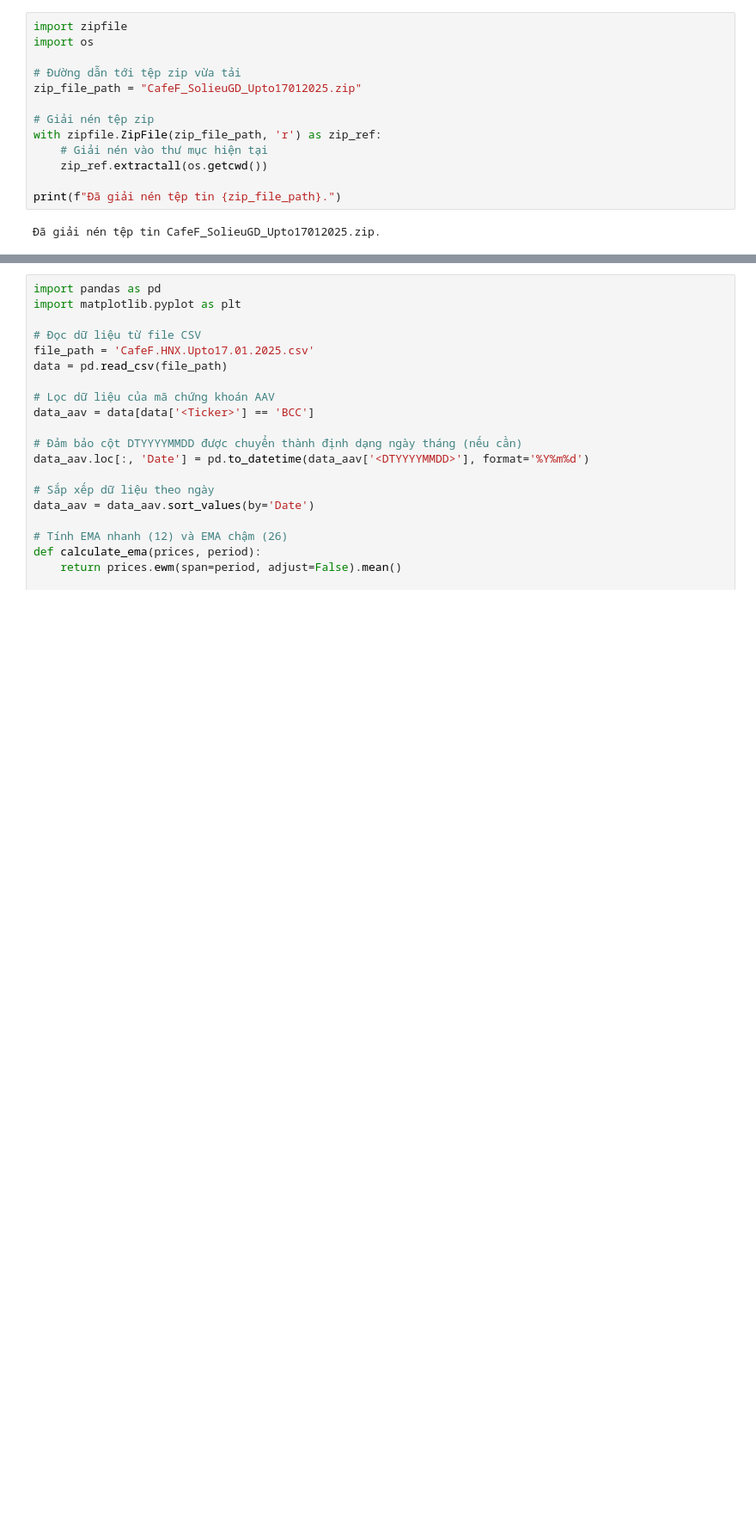
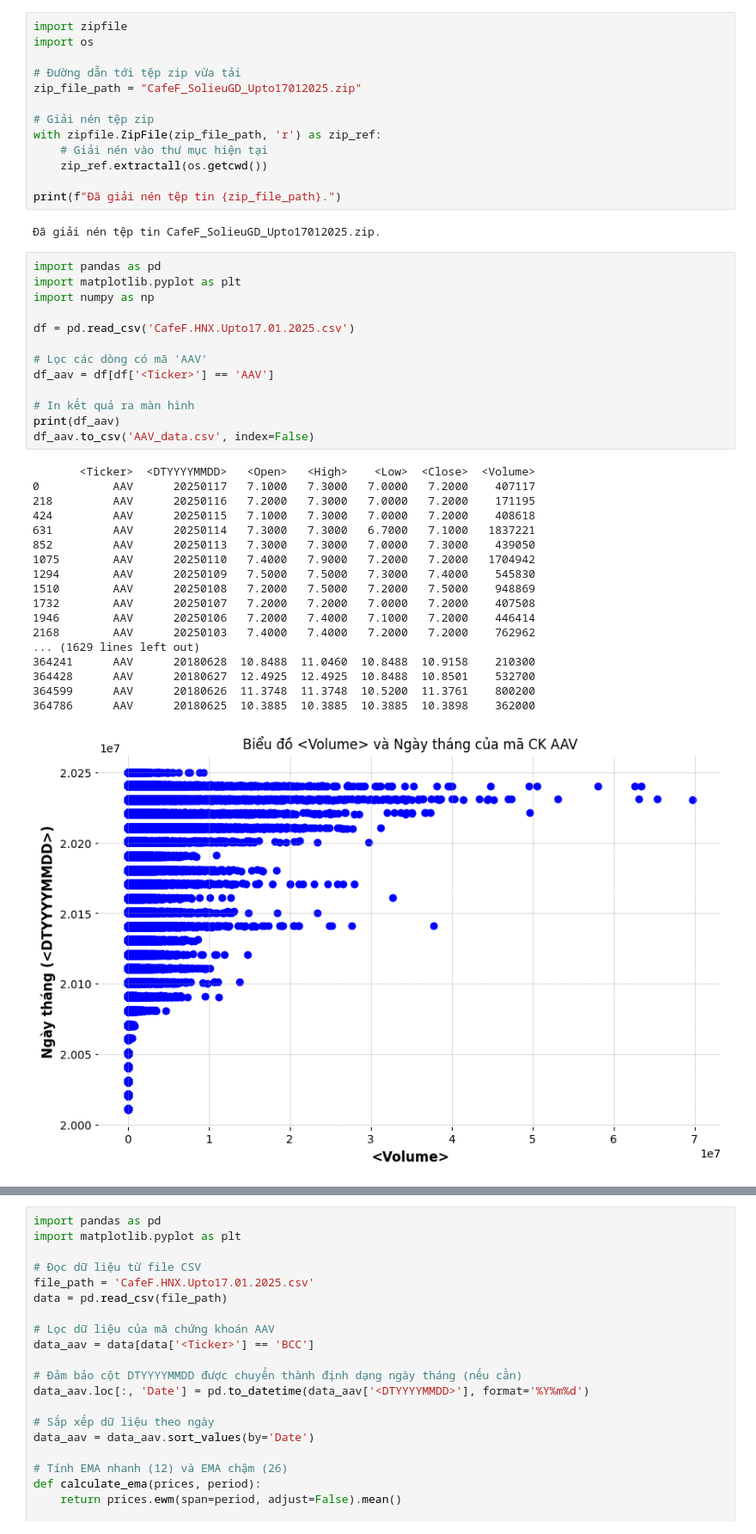
Before and after one commit to KienNguyenk64/CNDPT, a Jupyter notebook: Stock1.ipynb, the cells around one changed output, grey strips where cells are left out. Shown at 86% size. Saved outputs shown, nothing was run; the diff lists cells and outputs as text; blank space fills up the shorter version.

```diff
--- a/Stock1.ipynb
+++ b/Stock1.ipynb
@@ -69,3 +69,35 @@ with zipfile.ZipFile(zip_file_path, 'r') as zip_ref:
 print(f"Đã giải nén tệp tin {zip_file_path}.")
 # %% [output]
 Đã giải nén tệp tin CafeF_SolieuGD_Upto17012025.zip.
+# %%
+import pandas as pd
+import matplotlib.pyplot as plt
+import numpy as np
+
+df = pd.read_csv('CafeF.HNX.Upto17.01.2025.csv')
+
+# Lọc các dòng có mã 'AAV'
+df_aav = df[df['<Ticker>'] == 'AAV']
+
+# In kết quả ra màn hình
+print(df_aav)
+df_aav.to_csv('AAV_data.csv', index=False)
+# %% [output]
+       <Ticker>  <DTYYYYMMDD>   <Open>   <High>    <Low>  <Close>  <Volume>
+0           AAV      20250117   7.1000   7.3000   7.0000   7.2000    407117
+218         AAV      20250116   7.2000   7.3000   7.0000   7.2000    171195
+424         AAV      20250115   7.1000   7.3000   7.0000   7.2000    408618
+631         AAV      20250114   7.3000   7.3000   6.7000   7.1000   1837221
+852         AAV      20250113   7.3000   7.3000   7.0000   7.3000    439050
+1075        AAV      20250110   7.4000   7.9000   7.2000   7.2000   1704942
+1294        AAV      20250109   7.5000   7.5000   7.3000   7.4000    545830
+1510        AAV      20250108   7.2000   7.5000   7.2000   7.5000    948869
+1732        AAV      20250107   7.2000   7.2000   7.0000   7.2000    407508
+1946        AAV      20250106   7.2000   7.4000   7.1000   7.2000    446414
+2168        AAV      20250103   7.4000   7.4000   7.2000   7.2000    762962
+... (1629 lines left out)
+364241      AAV      20180628  10.8488  11.0460  10.8488  10.9158    210300
+364428      AAV      20180627  12.4925  12.4925  10.8488  10.8501    532700
+364599      AAV      20180626  11.3748  11.3748  10.5200  11.3761    800200
+364786      AAV      20180625  10.3885  10.3885  10.3885  10.3898    362000
+[figure, added]
```
Also changed, not shown: parts of 5 cells of this notebook, 1 other file.
